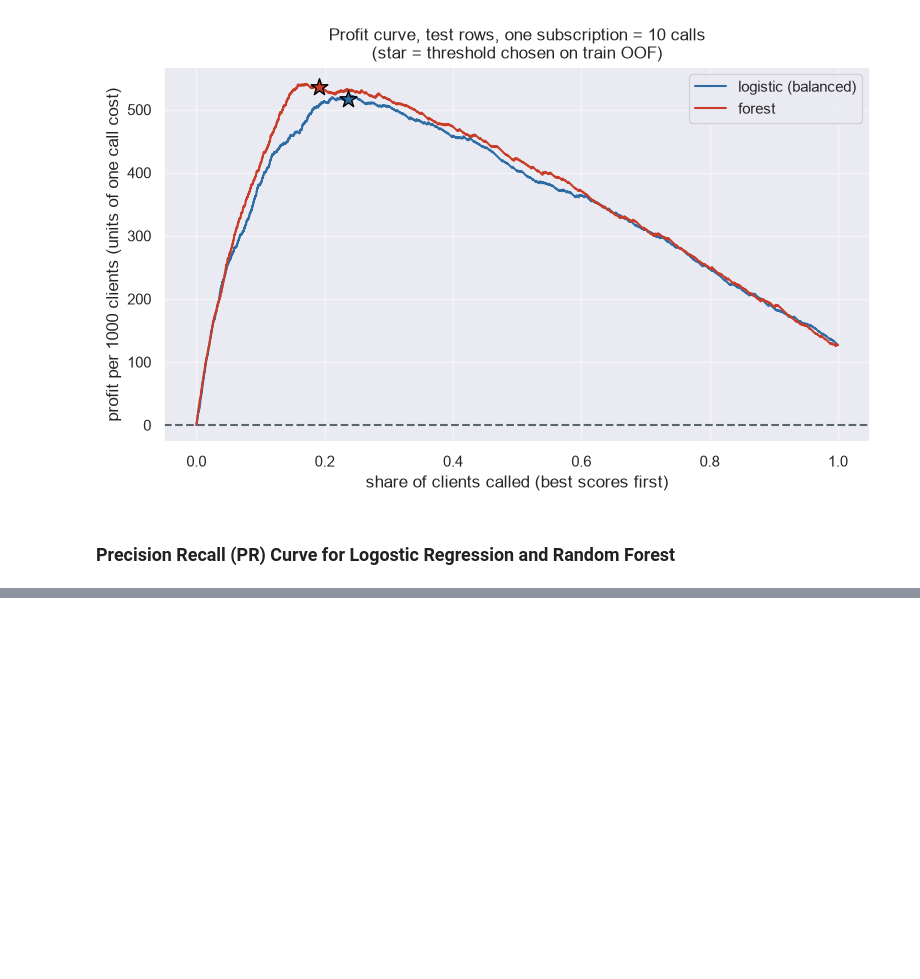
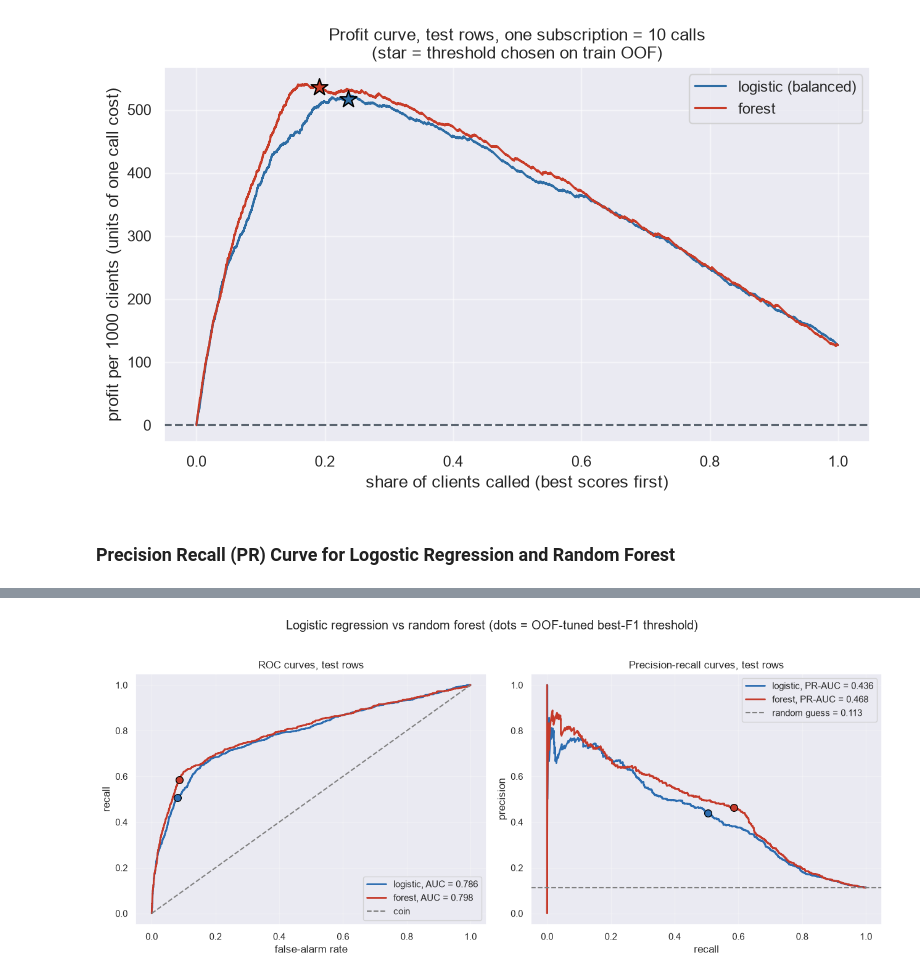
Before and after one commit to anoopungrd/sgh-advanced-analytics-big-data, a Jupyter notebook: semester-1/data-mining/project/code/Bank_Marketing_Notebook.ipynb, the cells around one changed output, grey strips where cells are left out. Drawn from its saved outputs; the diff is of its cells as text; code cells hidden in the pictures; blank space fills up the shorter version.

```diff
--- a/semester-1/data-mining/project/code/Bank_Marketing_Notebook.ipynb
+++ b/semester-1/data-mining/project/code/Bank_Marketing_Notebook.ipynb
@@ -1433,9 +1433,9 @@ logreg = LogisticRegression(max_iter=2000, class_weight='balanced', random_state
 forest = RandomForestClassifier(n_estimators=300, min_samples_leaf=10,
                                 random_state=42, n_jobs=-1)
 # each model with its own encoded data, but the same rows, the same folds, the same metric
-models = {"logistic (Model 1)": (logreg, X_train_lin),
+models_pair = {"logistic (Model 1)": (logreg, X_train_lin),
           "forest (Model 2)": (forest, X_train_tree)}
-for name, (model, X_tr) in models.items():
+for name, (model, X_tr) in models_pair.items():
     scores = cross_val_score(model, X_tr, y_train, cv=folds, scoring="roc_auc")
     print(f"{name:20s} {scores.mean():.3f} ± {scores.std():.3f}")
 # %% [output]
@@ -1901,0 +1825,68 @@ plt.show()
+# %%
+accuracy_AUC_models = {
+    "logistic": dict(fitted=logreg, cv_est=logreg, X_trn=X_train_lin, X_tst=X_test_lin, color="#2b6cb0"),
+    "forest":   dict(fitted=final,  cv_est=forest, X_trn=X_train_tree, X_tst=X_test_tree, color="#c53a2a"),
+}
+
+# 1) Out-of-fold probabilities on TRAIN -> threshold; test probabilities -> final scores
+for name, m in accuracy_AUC_models.items():
+    m["p_oof"] = cross_val_predict(m["cv_est"], m["X_trn"], y_train, cv=folds,
+                                   method="predict_proba")[:, 1]
+    m["p_trn"] = m["fitted"].predict_proba(m["X_trn"])[:, 1]
+    m["p_tst"] = m["fitted"].predict_proba(m["X_tst"])[:, 1]
+
+    # Best-F1 threshold chosen on OOF only, never on the test set
+    prec, rec, thr = precision_recall_curve(y_train, m["p_oof"])
+    f1 = 2 * prec * rec / (prec + rec + 1e-12)
+    m["t_best"] = thr[np.argmax(f1[:-1])]          # f1 has one more entry than thr
+
+# 2) Train vs test AUCs (gap = overfitting check)
+print("PR-AUC of a random guess:", round(y_test.mean(), 3))
+for name, m in accuracy_AUC_models.items():
+    print(f"\n=== {name} ===")
+    print(f"train: ROC-AUC = {roc_auc_score(y_train, m['p_trn']):.3f} | "
+          f"PR-AUC = {average_precision_score(y_train, m['p_trn']):.3f}")
+    print(f"test : ROC-AUC = {roc_auc_score(y_test, m['p_tst']):.3f} | "
+          f"PR-AUC = {average_precision_score(y_test, m['p_tst']):.3f}")
+
+    # 3) Confusion matrix + report at the OOF-tuned threshold (applied once to test)
+    print("threshold from OOF best F1:", round(m["t_best"], 3))
+    pred = (m["p_tst"] > m["t_best"]).astype(int)
+    print(confusion_matrix(y_test, pred))
+    print(classification_report(y_test, pred, target_names=["no", "yes"], digits=3))
+
+# 4) Side-by-side plots: ROC and PR on the test set
+fig, (ax_roc, ax_pr) = plt.subplots(1, 2, figsize=(13, 5.5))
+
+for name, m in accuracy_AUC_models.items():
+    fpr, tpr, _ = roc_curve(y_test, m["p_tst"])
+    ax_roc.plot(fpr, tpr, color=m["color"], lw=2,
+                label=f"{name}, AUC = {roc_auc_score(y_test, m['p_tst']):.3f}")
+
+    p, r, _ = precision_recall_curve(y_test, m["p_tst"])
+    ax_pr.plot(r, p, color=m["color"], lw=2,
+               label=f"{name}, PR-AUC = {average_precision_score(y_test, m['p_tst']):.3f}")
+
+    # Mark the operating point at the OOF-tuned threshold
+    pred = (m["p_tst"] > m["t_best"]).astype(int)
+    tn, fp, fn, tp = confusion_matrix(y_test, pred).ravel()
+    ax_roc.scatter(fp / (fp + tn), tp / (tp + fn), color=m["color"], s=70,
+                   edgecolor="black", zorder=5)
+    ax_pr.scatter(tp / (tp + fn), tp / (tp + fp), color=m["color"], s=70,
+                  edgecolor="black", zorder=5)
+
+ax_roc.plot([0, 1], [0, 1], "--", color="gray", label="coin")
+ax_roc.set(title="ROC curves, test rows", xlabel="false-alarm rate", ylabel="recall")
+ax_roc.legend(loc="lower right")
+
+base = y_test.mean()
+ax_pr.axhline(base, ls="--", color="gray", label=f"random guess = {base:.3f}")
+ax_pr.set(title="Precision-recall curves, test rows", xlabel="recall", ylabel="precision")
+ax_pr.legend(loc="upper right")
+
+for ax in (ax_roc, ax_pr):
+    ax.grid(alpha=0.3)
+fig.suptitle("Logistic regression vs random forest (dots = OOF-tuned best-F1 threshold)", y=1.02)
+plt.tight_layout()
+plt.show()
+# %% [output]
@@ -1901,0 +1910 @@ plt.show()
+[figure, added]
```
Also changed, not shown: parts of 11 cells of this notebook, 3 other files.
